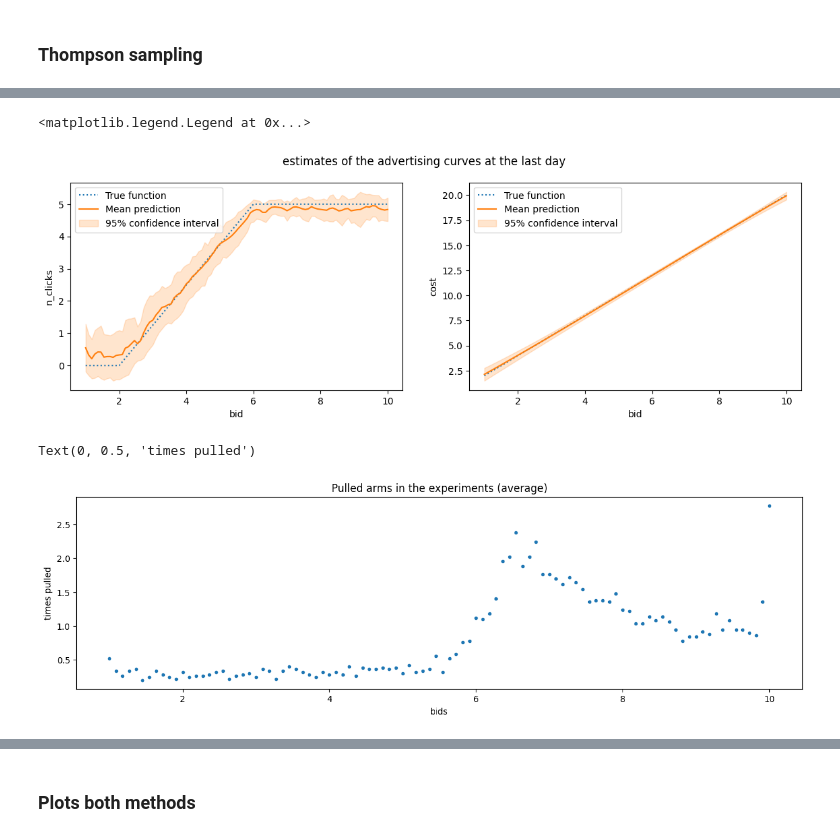
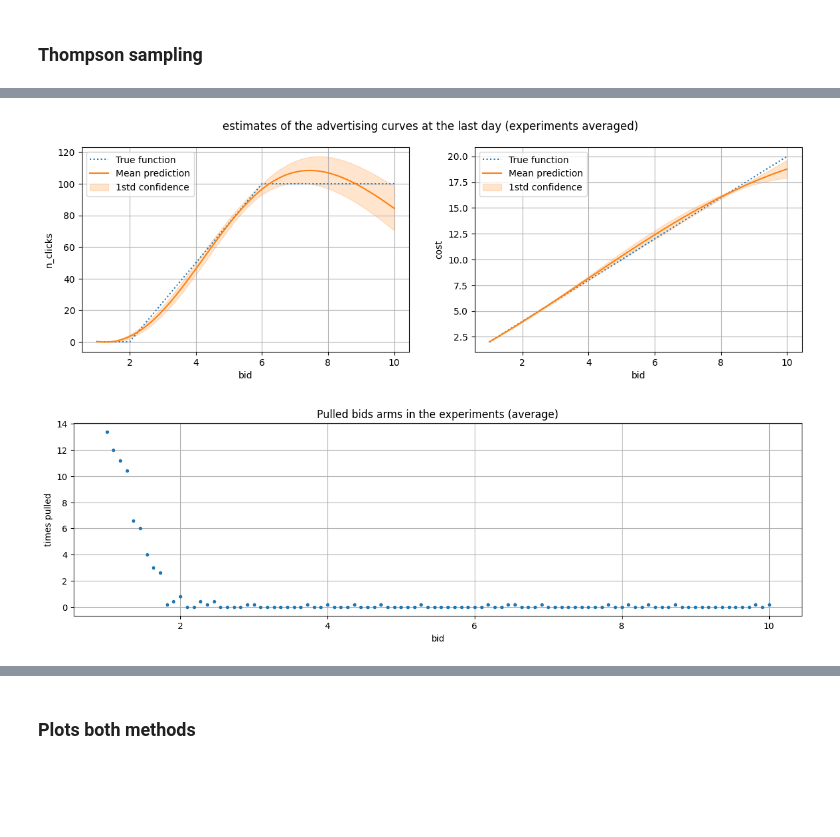
Before and after one commit to ossama-eloukili/Online-Learning-Applications-Project, a Jupyter notebook: new_approach/STEPS_from_1_to_3.ipynb, the cells around one changed output, grey strips where cells are left out. Cells and saved outputs as stored; diff of their text form; code cells hidden in the pictures; blank space fills up the shorter version.

```diff
--- a/new_approach/STEPS_from_1_to_3.ipynb
+++ b/new_approach/STEPS_from_1_to_3.ipynb
@@ -526,28 +531,3 @@ class Custom_GPTS_Learner(Learner):
         self.cum_daily_costs_learner.update(pulled_arm, cum_daily_costs)
 # %% [markdown]
 ## Example
-# %%
-F1 = 0
-F2 = 0
-def click_f(bid):
-    bid_0 = 2
-    bid_1 = 6
-    max_clicks = 5
-
-    # if bid < bid_0:
-    #     return 0
-    # elif bid < bid_1:
-    #     return n_max * (bid - bid_0)/(bid_1-bid_0)
-    # return n_max
-    return (bid < bid_1) * (bid > bid_0) * (bid - bid_0)/(bid_1-bid_0) * max_clicks + (bid >= bid_1) * max_clicks
-
-def cost_f(bid):
-    return bid * 2
-
-def conversion_rate_f(price):
-    return np.exp(-price)
-
-def conversion_rate_f(price):
-    return np.exp(-price)
-
-C1 = UserClass(F1, F2, click_f, cost_f, conversion_rate_f)
@@ -637,8 +565,8 @@ ucb_pulled_arms_counter_per_experiment = [] #to count the arms that are pulled
 for e in range(0, n_experiments):
     print(f'{e/n_experiments*100}%')
 
-    env = Environment(bids, sigma_clicks, sigma_costs, conversion_rate, margin, C1)
-    gpucb_learner = Custom_GPUCB_Learner(bids,conversion_rate, margin)
+    env = Environment(BIDS, SIGMA_CLICKS, SIGMA_COSTS, PRICE_STEP2, conversion_rate, MARGIN_PARAM, C1)
+    gpucb_learner = Custom_GPUCB_Learner(BIDS, PRICE_STEP2, conversion_rate, MARGIN_PARAM)
 
     for t in range(0, T):
         pulled_arm = gpucb_learner.pull_arm()
@@ -797,8 +728,8 @@ ts_pulled_arms_counter_per_experiment = []
 for e in range(0, n_experiments):
     print(f'{e/n_experiments*100}%')
 
-    env = Environment(bids, sigma_clicks, sigma_costs, conversion_rate, margin, C1)
-    gpts_learner = Custom_GPTS_Learner(bids, conversion_rate, margin)
+    env = Environment(BIDS, SIGMA_CLICKS, SIGMA_COSTS, PRICE_STEP2, conversion_rate, MARGIN_PARAM, C1)
+    gpts_learner = Custom_GPTS_Learner(BIDS, PRICE_STEP2, conversion_rate, MARGIN_PARAM)
 
     for t in range(0, T):
         pulled_arm = gpts_learner.pull_arm()
@@ -842,54 +781,52 @@ for e in range(0, n_experiments):
 # plt.xlabel("bid")
 # plt.ylabel("cost")
 # plt.legend()
 # plt.grid()
 
 
 #OBS: Here, the CI is wrt the experimental results
 ts_n_daily_clicks_hat = np.mean(ts_n_daily_clicks_per_experiment, axis = 0)
 ts_n_daily_clicks_std = np.std(ts_n_daily_clicks_per_experiment, axis = 0)
 
 ts_cum_daily_costs_hat = np.mean(ts_cum_daily_costs_per_experiment, axis = 0)
 ts_cum_daily_costs_std = np.std(ts_cum_daily_costs_per_experiment, axis = 0)
 
 plt.figure(figsize = (14,4))
 plt.suptitle('estimates of the advertising curves at the last day (experiments averaged)')
 
 plt.subplot(1,2,1)
-plt.plot(bids, C1.n_daily_clicks_function(bids), linestyle="dotted", label = "True function")
-plt.plot(bids, ts_n_daily_clicks_hat, color = "C1",label="Mean prediction")
-plt.fill_between(bids, ts_n_daily_clicks_hat - ts_n_daily_clicks_std, ts_n_daily_clicks_hat + ts_n_daily_clicks_std,
+plt.plot(BIDS, C1.n_daily_clicks_function(BIDS), linestyle="dotted", label = "True function")
+plt.plot(BIDS, ts_n_daily_clicks_hat, color = "C1",label="Mean prediction")
+plt.fill_between(BIDS, ts_n_daily_clicks_hat - ts_n_daily_clicks_std, ts_n_daily_clicks_hat + ts_n_daily_clicks_std,
                  alpha = 0.2, color="tab:orange", label=r"1std confidence")
 plt.xlabel("bid")
 plt.ylabel("n_clicks")
 plt.legend()
 plt.grid()
 
 plt.subplot(1,2,2)
-plt.plot(bids, C1.cum_daily_costs_function(bids), linestyle="dotted", label = "True function")
-plt.plot(bids, ts_cum_daily_costs_hat, color = "C1",label="Mean prediction")
-plt.fill_between(bids, ts_cum_daily_costs_hat - ts_cum_daily_costs_std, ts_cum_daily_costs_hat +  ts_cum_daily_costs_std,
+plt.plot(BIDS, C1.cum_daily_costs_function(BIDS), linestyle="dotted", label = "True function")
+plt.plot(BIDS, ts_cum_daily_costs_hat, color = "C1",label="Mean prediction")
+plt.fill_between(BIDS, ts_cum_daily_costs_hat - ts_cum_daily_costs_std, ts_cum_daily_costs_hat +  ts_cum_daily_costs_std,
                  alpha = 0.2, color="tab:orange", label=r"1std confidence")
 plt.xlabel("bid")
 plt.ylabel("cost")
 plt.legend()
 plt.grid()
 # %% [output]
-<matplotlib.legend.Legend at 0x...>
-[figure, old version]
+[figure, new version]
 # %%
 zz = np.mean(ts_pulled_arms_counter_per_experiment, axis = 0)
 
 fig = plt.figure(figsize = (15,4))
 ax = fig.add_subplot()
 ax.set_title("Pulled bids arms in the experiments (average)")
-ax.plot(bids, zz, '.', color = "C0")
+ax.plot(BIDS, zz, '.', color = "C0")
 ax.set_xlabel('bid')
 ax.set_ylabel('times pulled')
 ax.grid()
 # %% [output]
-Text(0, 0.5, 'times pulled')
-[figure, old version]
+[figure, new version]
 # %%
 std_inst = np.std(gpts_rewards_per_experiment, axis = 0)/np.sqrt(n_experiments)
 std_cum = np.std(np.cumsum(gpts_rewards_per_experiment, axis = 1), axis = 0)/np.sqrt(n_experiments)
```
Also changed, not shown: parts of 20 cells of this notebook.
